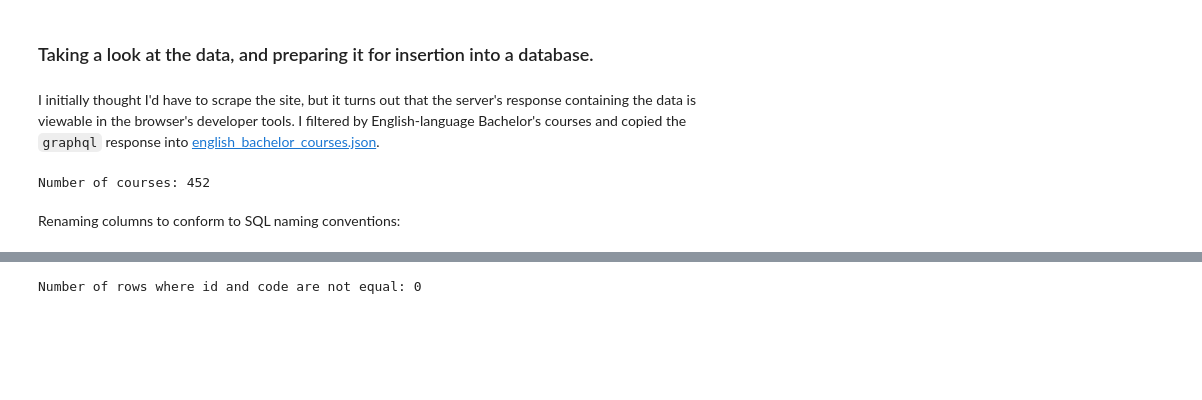
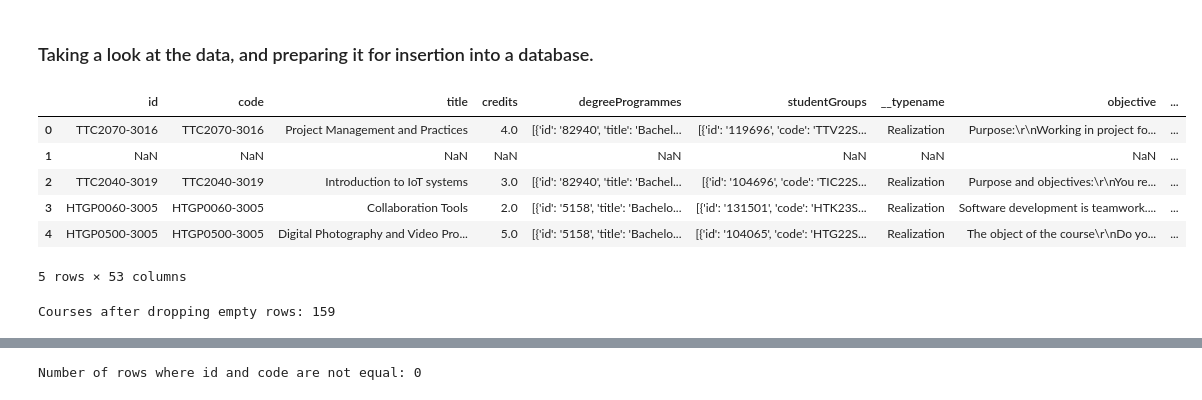
Before and after one commit to tea-ok/JAMK-course-review, a Jupyter notebook: data/cleaning.ipynb, the cells around one changed output, grey strips where cells are left out. Drawn from its saved outputs; the diff is of its cells as text; code cells hidden in the pictures; blank space fills up the shorter version.

```diff
--- a/data/cleaning.ipynb
+++ b/data/cleaning.ipynb
@@ -2,19 +2,22 @@
 # Data Cleaning and Preparation
 # %% [markdown]
 ### Taking a look at the data, and preparing it for insertion into a database.
-# %% [markdown]
-I initially thought I'd have to scrape the site, but it turns out that the server's response containing the data is viewable in the browser's developer tools. I filtered by English-language Bachelor's courses and copied the `graphql` response into [english_bachelor_courses.json](./english_bachelor_courses.json).
 # %%
 import pandas as pd
 import json
 # %%
-with open('english_bachelor_courses.json') as f:
+with open('ICT_Bachelors_ENG.json') as f:
     data = json.load(f)
 
-courses_df = pd.json_normalize(data['data']['searchRealizations'])
+courses = [item['data']['realizationById'] for item in data]
+courses_df = pd.json_normalize(courses)
+
 courses_df.head()
-print(f'Number of courses: {len(courses_df)}')
 # %% [output]
+|  | id | code | title | credits | degreeProgrammes | studentGroups | __typename | objective | ... |
+| 0 | TTC2070-3016 | TTC2070-3016 | Project Management and Practices | 4.0 | [{'id': '82940', 'title': 'Bachel... | [{'id': '119696', 'code': 'TTV22S... | Realization | Purpose:\r\nWorking in project fo... | ... |
+| 1 | NaN | NaN | NaN | NaN | NaN | NaN | NaN | NaN | ... |
+| 2 | TTC2040-3019 | TTC2040-3019 | Introduction to IoT systems | 3.0 | [{'id': '82940', 'title': 'Bachel... | [{'id': '104696', 'code': 'TIC22S... | Realization | Purpose and objectives:\r\nYou re... | ... |
+| 3 | HTGP0060-3005 | HTGP0060-3005 | Collaboration Tools | 2.0 | [{'id': '5158', 'title': 'Bachelo... | [{'id': '131501', 'code': 'HTK23S... | Realization | Software development is teamwork.... | ... |
+| 4 | HTGP0500-3005 | HTGP0500-3005 | Digital Photography and Video Pro... | 5.0 | [{'id': '5158', 'title': 'Bachelo... | [{'id': '104065', 'code': 'HTG22S... | Realization | The object of the course\r\nDo yo... | ... |
-Number of courses: 452
+5 rows × 53 columns
-# %% [markdown]
-Renaming columns to conform to SQL naming conventions:
@@ -23,0 +24,5 @@ courses_df.rename(columns={'__typename': 'type_name', 'timing.start': 'timing_st
+# %%
+courses_df.dropna(how='all', inplace=True)
+print(f'Courses after dropping empty rows: {courses_df.shape[0]}')
+# %% [output]
+Courses after dropping empty rows: 159
```
Also changed, not shown: parts of 22 cells of this notebook, 2 other files.
